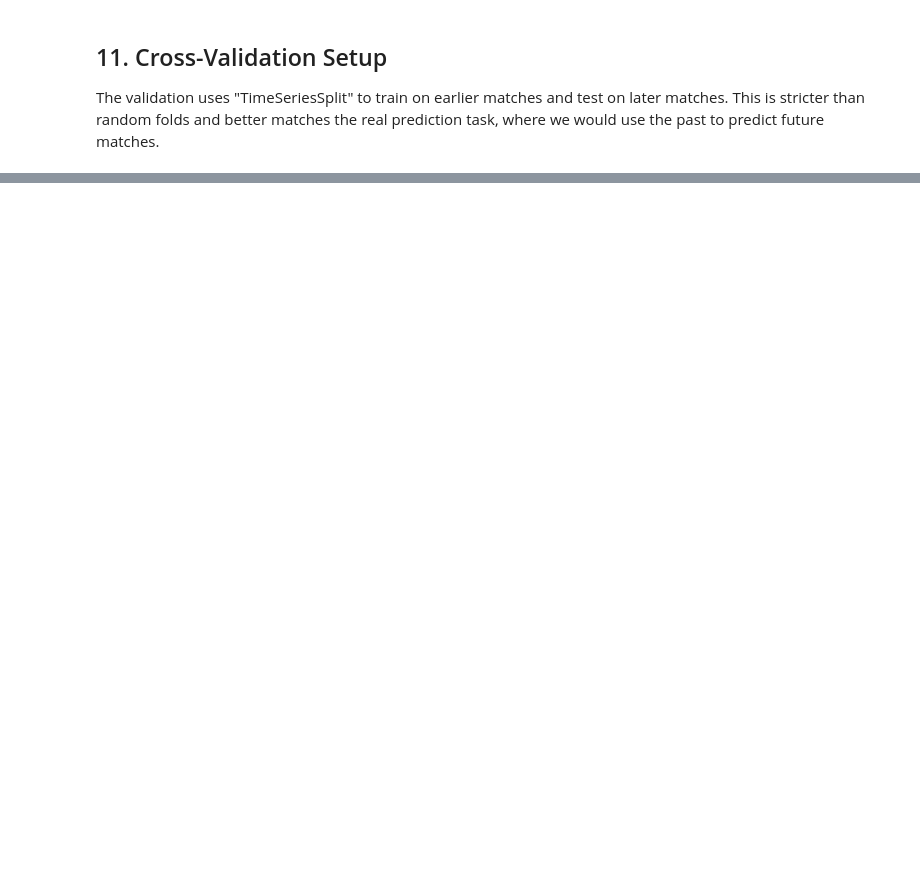
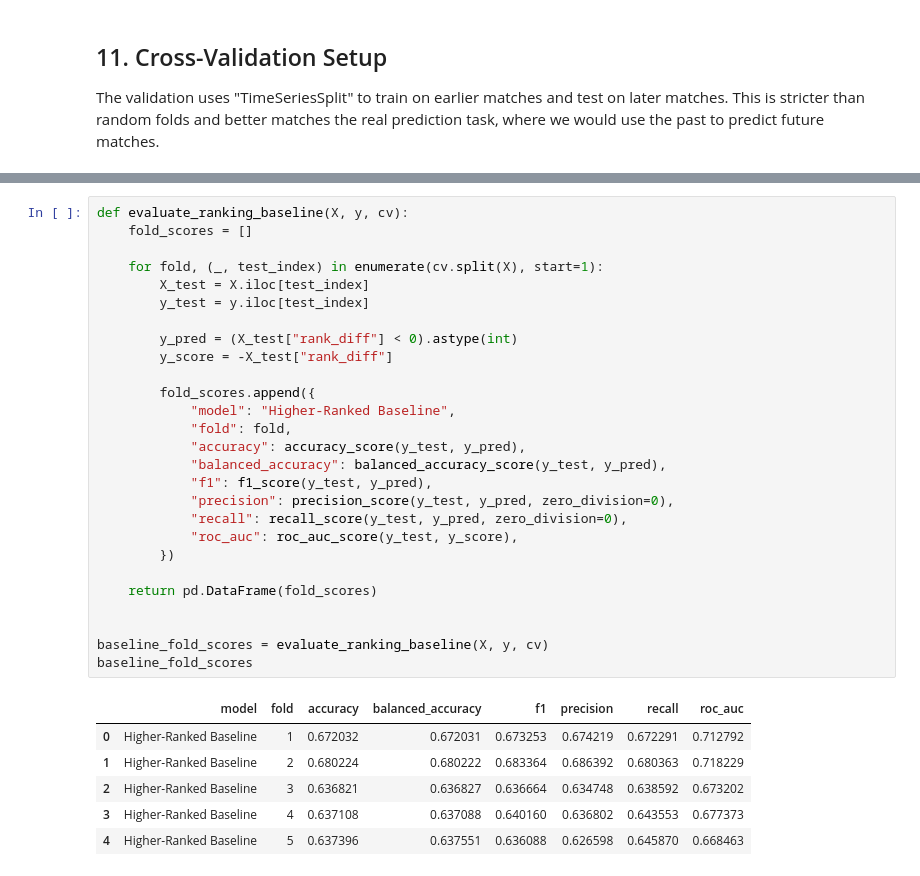
Before and after one commit to wekantakabotdis/CS439-Project, a Jupyter notebook: main.ipynb, the cells around one changed output, grey strips where cells are left out. Saved outputs shown, nothing was run; the diff lists cells and outputs as text; blank space fills up the shorter version.

```diff
--- a/main.ipynb
+++ b/main.ipynb
@@ -364,0 +496,34 @@ print(y.value_counts(normalize=True).rename("share"))
+# %%
+def evaluate_ranking_baseline(X, y, cv):
+    fold_scores = []
+
+    for fold, (_, test_index) in enumerate(cv.split(X), start=1):
+        X_test = X.iloc[test_index]
+        y_test = y.iloc[test_index]
+
+        y_pred = (X_test["rank_diff"] < 0).astype(int)
+        y_score = -X_test["rank_diff"]
+
+        fold_scores.append({
+            "model": "Higher-Ranked Baseline",
+            "fold": fold,
+            "accuracy": accuracy_score(y_test, y_pred),
+            "balanced_accuracy": balanced_accuracy_score(y_test, y_pred),
+            "f1": f1_score(y_test, y_pred),
+            "precision": precision_score(y_test, y_pred, zero_division=0),
+            "recall": recall_score(y_test, y_pred, zero_division=0),
+            "roc_auc": roc_auc_score(y_test, y_score),
+        })
+
+    return pd.DataFrame(fold_scores)
+
+
+baseline_fold_scores = evaluate_ranking_baseline(X, y, cv)
+baseline_fold_scores
+# %% [output]
+|  | model | fold | accuracy | balanced_accuracy | f1 | precision | recall | roc_auc |
+| 0 | Higher-Ranked Baseline | 1 | 0.672032 | 0.672031 | 0.673253 | 0.674219 | 0.672291 | 0.712792 |
+| 1 | Higher-Ranked Baseline | 2 | 0.680224 | 0.680222 | 0.683364 | 0.686392 | 0.680363 | 0.718229 |
+| 2 | Higher-Ranked Baseline | 3 | 0.636821 | 0.636827 | 0.636664 | 0.634748 | 0.638592 | 0.673202 |
+| 3 | Higher-Ranked Baseline | 4 | 0.637108 | 0.637088 | 0.640160 | 0.636802 | 0.643553 | 0.677373 |
+| 4 | Higher-Ranked Baseline | 5 | 0.637396 | 0.637551 | 0.636088 | 0.626598 | 0.645870 | 0.668463 |
```
Also changed, not shown: parts of 22 cells of this notebook.
